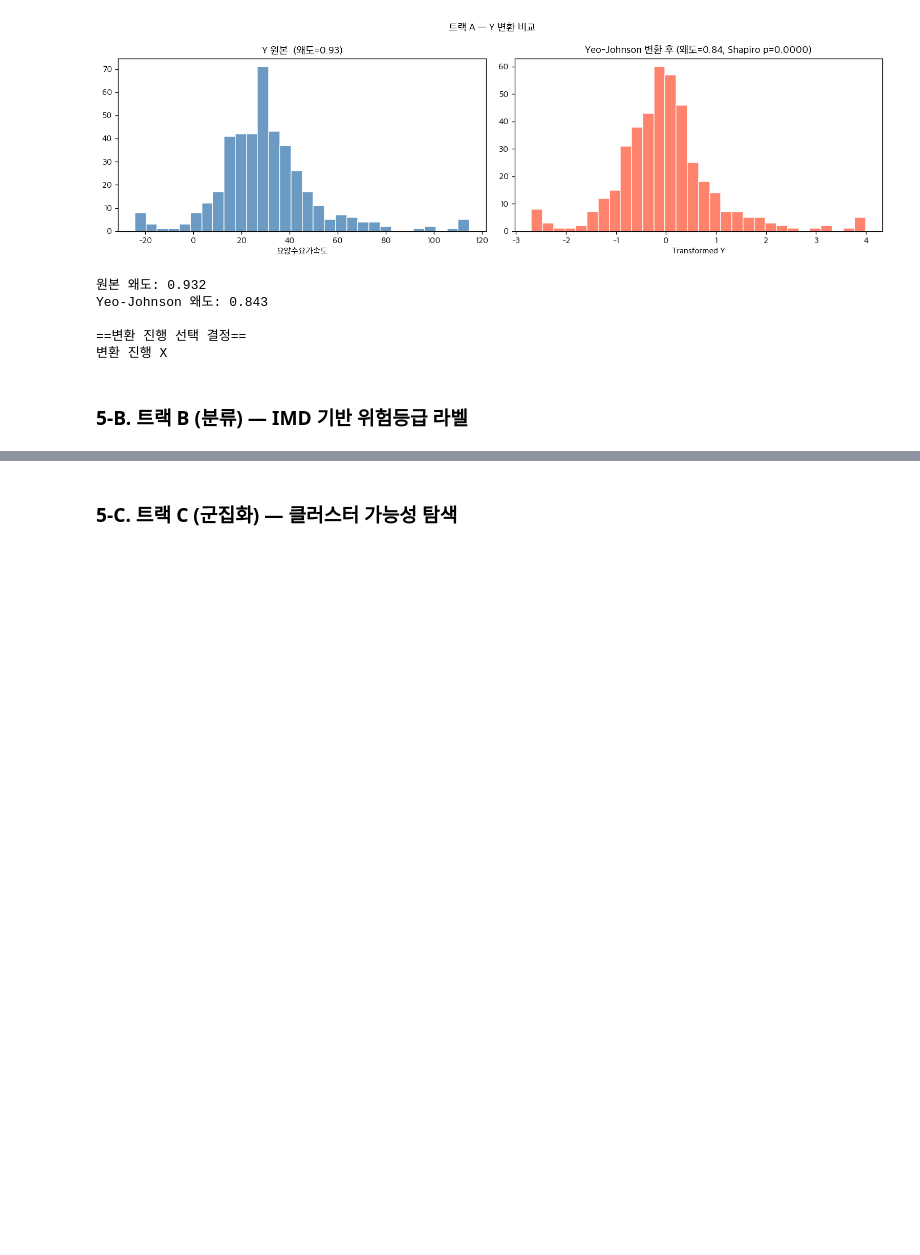
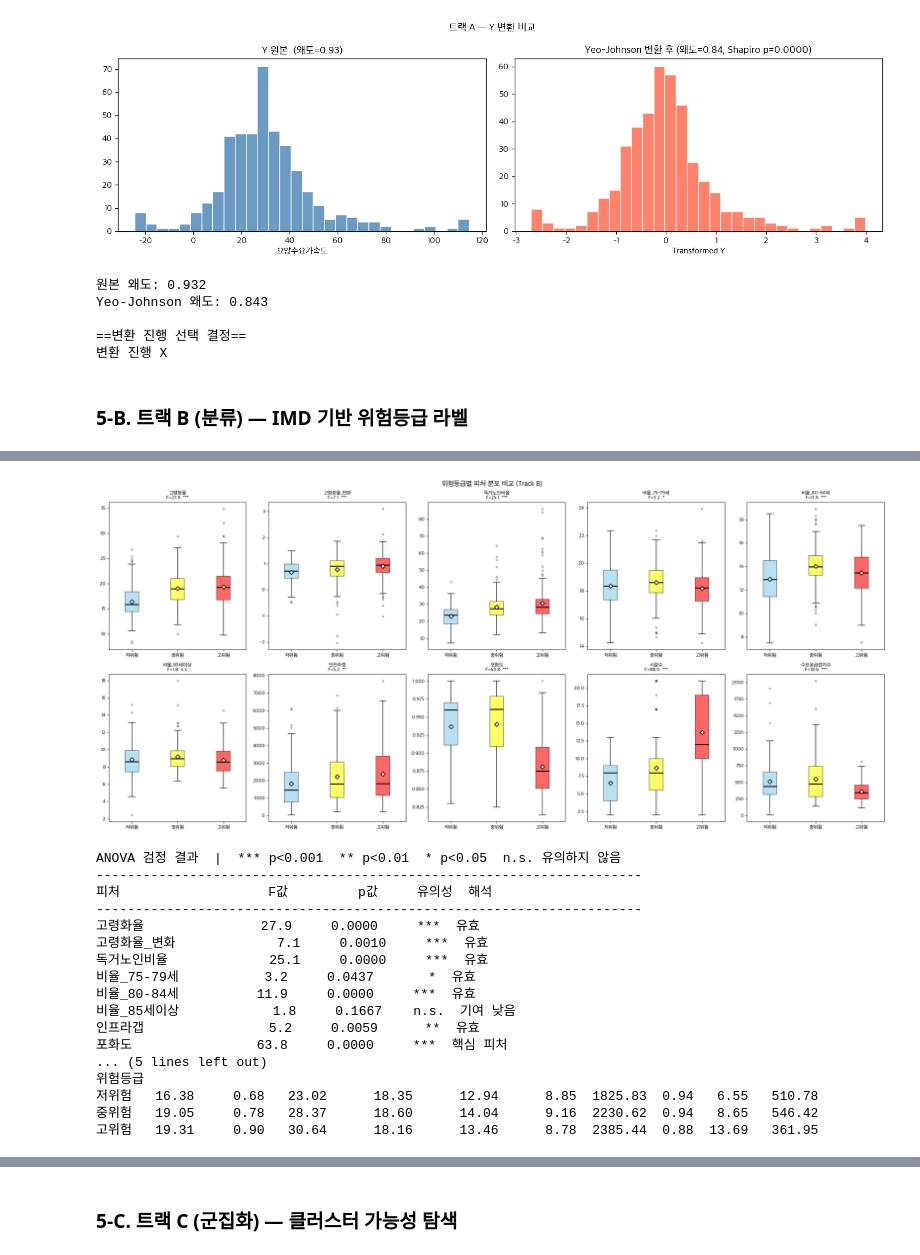
Before and after one commit to Hufssiyoung/elderly_healthcare_Income_analysis, a Jupyter notebook: EDA.ipynb, the cells around one changed output, grey strips where cells are left out. Cells and saved outputs as stored; diff of their text form; code cells hidden in the pictures; blank space fills up the shorter version.

```diff
--- a/EDA.ipynb
+++ b/EDA.ipynb
@@ -463,0 +516,65 @@ IMD_score 클래스별 요약:
+# %%
+# 위험등급별 피처 분포 박스플롯 + ANOVA 검정
+colors_class = {'저위험': 'skyblue', '중위험': 'yellow', '고위험': 'red'}
+
+fig, axes = plt.subplots(2, 5, figsize=(22, 10))
+fig.suptitle('위험등급별 피처 분포 비교 (Track B)', fontsize=14, fontweight='bold')
+
+for i, feat in enumerate(TRACK_B_FEATURES):
+    ax = axes[i // 5][i % 5]
+    data_by_class = [df_b[df_b['위험등급'] == c][feat].dropna().values for c in order]
+
+    bp = ax.boxplot(data_by_class, patch_artist=True,
+                    medianprops=dict(color='black', linewidth=2),
+                    flierprops=dict(marker='o', markersize=3, alpha=0.5))
+    for patch, c in zip(bp['boxes'], order):
+        patch.set_facecolor(colors_class[c])
+        patch.set_alpha(0.6)
+
+    for j, c in enumerate(order):
+        mean_val = df_b[df_b['위험등급'] == c][feat].mean()
+        ax.plot(j + 1, mean_val, 'D', color='white', markersize=6,
+                markeredgecolor='black', markeredgewidth=1.5, zorder=5)
+
+    fv, pv = stats.f_oneway(*data_by_class)
+    sig = '***' if pv < 0.001 else ('**' if pv < 0.01 else ('*' if pv < 0.05 else 'n.s.'))
+    ax.set_title(f'{feat}\nF={fv:.1f}  {sig}', fontsize=10, fontweight='bold')
+    ax.set_xticklabels(order)
+
+plt.tight_layout()
+plt.show()
+
+# ANOVA 수치 요약
+print("ANOVA 검정 결과  |  *** p<0.001  ** p<0.01  * p<0.05  n.s. 유의하지 않음")
+print("-" * 70)
+print(f"{'피처':<15} {'F값':>7} {'p값':>10}  {'유의성':>6}  {'해석'}")
+print("-" * 70)
+for feat in TRACK_B_FEATURES:
+    groups = [df_b[df_b['위험등급'] == c][feat].dropna() for c in order]
+    fv, pv = stats.f_oneway(*groups)
+    sig = '***' if pv < 0.001 else ('**' if pv < 0.01 else ('*' if pv < 0.05 else 'n.s.'))
+    note = '핵심 피처' if fv > 50 else ('유효' if pv < 0.05 else '기여 낮음')
+    print(f"{feat:<15} {fv:>7.1f} {pv:>10.4f}  {sig:>6}  {note}")
+
+print()
+print("클래스별 피처 평균값")
+print(df_b.groupby('위험등급')[TRACK_B_FEATURES].mean().round(2).loc[order].to_string())
+# %% [output]
+[figure, added]
+ANOVA 검정 결과  |  *** p<0.001  ** p<0.01  * p<0.05  n.s. 유의하지 않음
+----------------------------------------------------------------------
+피처                   F값         p값     유의성  해석
+----------------------------------------------------------------------
+고령화율               27.9     0.0000     ***  유효
+고령화율_변화             7.1     0.0010     ***  유효
+독거노인비율             25.1     0.0000     ***  유효
+비율_75-79세           3.2     0.0437       *  유효
+비율_80-84세          11.9     0.0000     ***  유효
+비율_85세이상            1.8     0.1667    n.s.  기여 낮음
+인프라갭                5.2     0.0059      **  유효
+포화도                63.8     0.0000     ***  핵심 피처
+... (5 lines left out)
+위험등급
+저위험   16.38     0.68   23.02      18.35      12.94      8.85  1825.83  0.94   6.55   510.78
+중위험   19.05     0.78   28.37      18.60      14.04      9.16  2230.62  0.94   8.65   546.42
+고위험   19.31     0.90   30.64      18.16      13.46      8.78  2385.44  0.88  13.69   361.95
```
Also changed, not shown: parts of 8 cells of this notebook, 2 other files.
